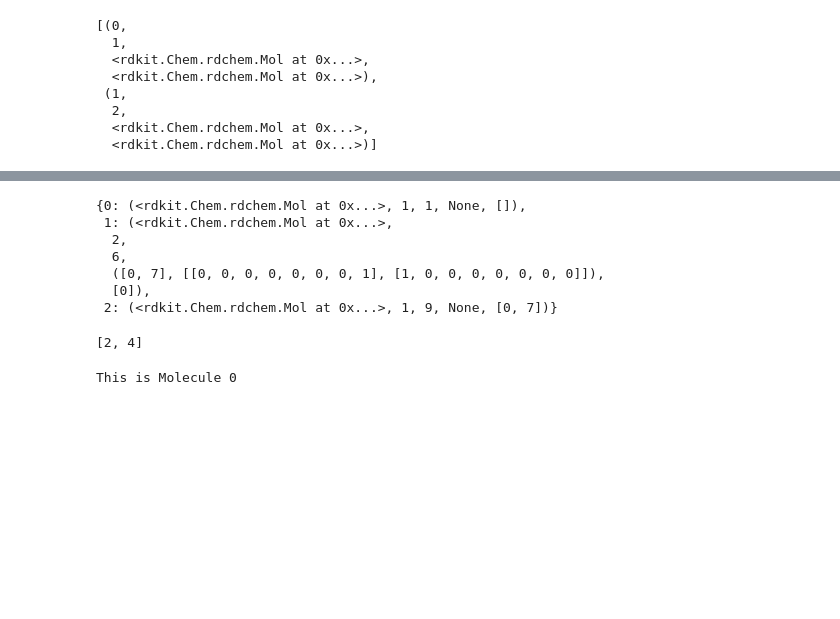
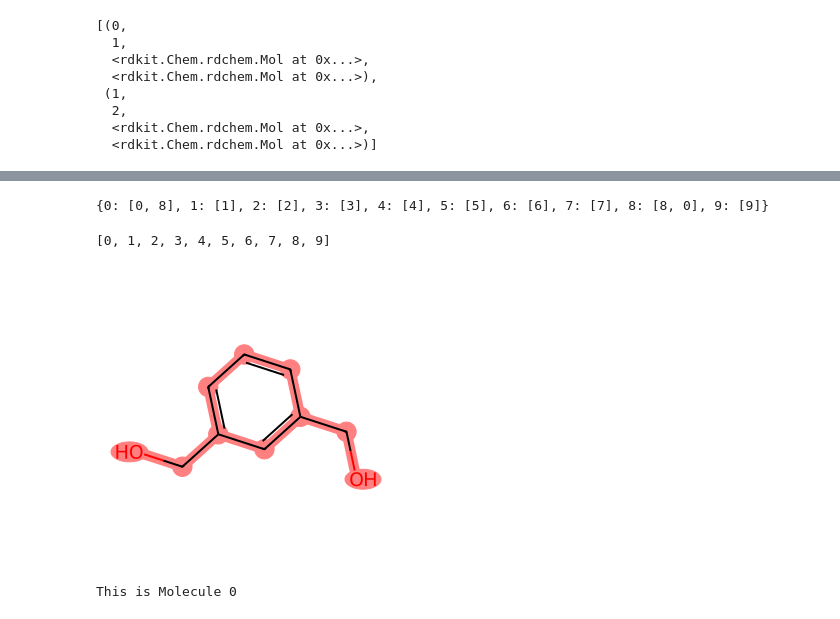
Before and after one commit to pbuslaev/cphmd_ligand_param, a Jupyter notebook: prep_ligand_for_gmx_cphmd.ipynb, the cells around one changed output, grey strips where cells are left out. Drawn from its saved outputs; the diff is of its cells as text; code cells hidden in the pictures; blank space fills up the shorter version.

```diff
--- a/prep_ligand_for_gmx_cphmd.ipynb
+++ b/prep_ligand_for_gmx_cphmd.ipynb
@@ -48,9 +48,11 @@ def set_css():
 # As a two state example we will use SM-26 from SAMP7 challenge
 # (https://github.com/samplchallenges/SAMPL7/tree/master/physical_property)
 # SMILES: O=S(CCC1=CC=CC=C1)(NC(C)=O)=O
+# test 1: c1cc(N)c(N)cc1
+# test 2: c1cc(CO)cc(CO)c1
 # pKa = 4.91
 # (https://github.com/samplchallenges/SAMPL7/blob/master/physical_property/experimental_data/Experimental_Properties_of_SAMPL7_Compounds.pdf)
-smiles = "c1cc(N)c(N)cc1" #@param {type: "string"}
+smiles = "c1cc(CO)cc(CO)c1" #@param {type: "string"}
 min_ph = -10 #@param {type: "number"}
 max_ph = 24 #@param {type: "number"}
 dimorphite_dl = DimorphiteDL(
@@ -84,7 +86,7 @@ mol1 = True #@param {type:"boolean"}
 mol2 = True #@param {type:"boolean"}
 mol3 = True #@param {type:"boolean"}
 mol4 = True #@param {type:"boolean"}
-mol5 = False #@param {type:"boolean"}
+mol5 = True #@param {type:"boolean"}
 mol6 = False #@param {type:"boolean"}
 mol7 = False #@param {type:"boolean"}
 mol8 = False #@param {type:"boolean"}
@@ -977,18 +1019,15 @@ assert all(x in charge_table for x in _charge_table_basic), "All simple charge l
-# %%
-states
-# %% [output]
-{0: (<rdkit.Chem.rdchem.Mol at 0x...>, 1, 1, None, []),
- 1: (<rdkit.Chem.rdchem.Mol at 0x...>,
-  2,
-  6,
-  ([0, 7], [[0, 0, 0, 0, 0, 0, 0, 1], [1, 0, 0, 0, 0, 0, 0, 0]]),
-  [0]),
- 2: (<rdkit.Chem.rdchem.Mol at 0x...>, 1, 9, None, [0, 7])}
-# %%
-a = [1,2,3,4,5]
-[i for i in a if i % 2 == 0]
-# %% [output]
-[2, 4]
+# %%
+print(symmetrical_sites)
+# %% [output]
+{0: [0, 8], 1: [1], 2: [2], 3: [3], 4: [4], 5: [5], 6: [6], 7: [7], 8: [8, 0], 9: [9]}
+# %%
+list(range(pmol.GetNumAtoms()))
+# %% [output]
+[0, 1, 2, 3, 4, 5, 6, 7, 8, 9]
+# %%
+pmol
+# %% [output]
+[figure, added]
 # %%
 # We need to transform top to itp and also for the future
 # needs we need the functionality for parsing atoms and
```
Also changed, not shown: parts of 10 cells of this notebook.
